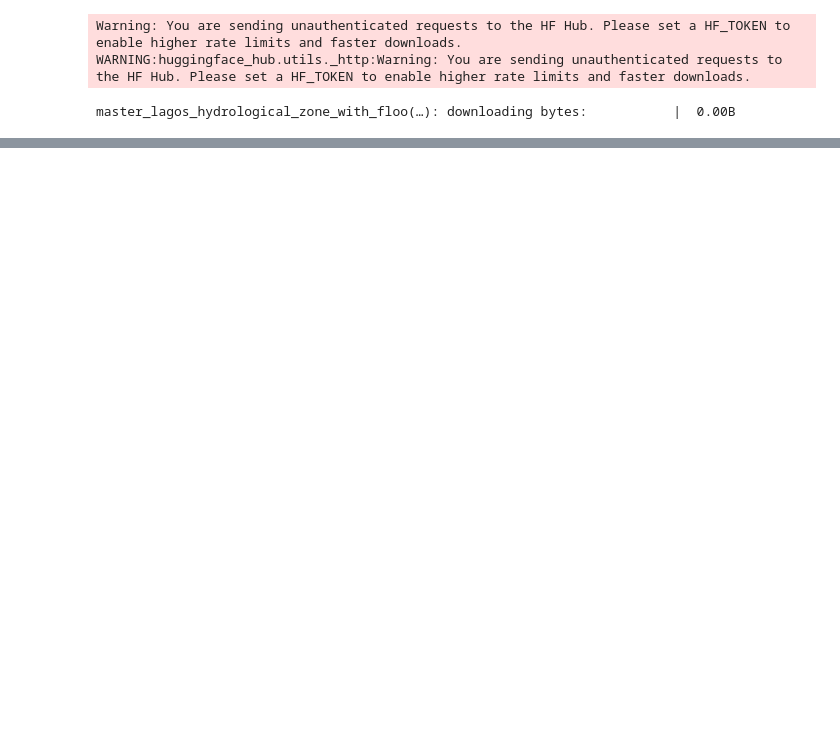
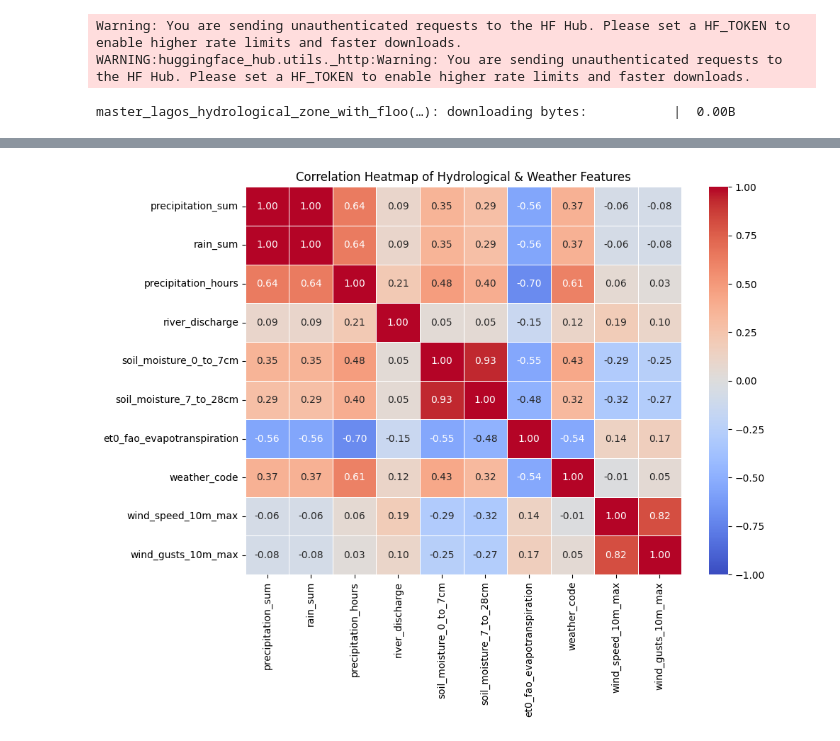
Before and after one commit to Sydney205/lagos-hydrological-risk-pipeline, a Jupyter notebook: eda.ipynb, the cells around one changed output, grey strips where cells are left out. Drawn from its saved outputs; the diff is of its cells as text; code cells hidden in the pictures; blank space fills up the shorter version.

```diff
--- a/eda.ipynb
+++ b/eda.ipynb
@@ -18,0 +28,21 @@ master_lagos_hydrological_zone_with_floo(…): downloading bytes:           |  0
+# %%
+keep_cols = [
+    "Date",
+    "State",
+    "LGA_Location",
+    "precipitation_sum",
+    "rain_sum",
+    "precipitation_hours",
+    "river_discharge",
+    "soil_moisture_0_to_7cm",
+    "soil_moisture_7_to_28cm",
+    "et0_fao_evapotranspiration",
+    "weather_code",
+    "wind_speed_10m_max",
+    "wind_gusts_10m_max",
+]
+
+df_clean = df[keep_cols].copy()
+# %%
+num_data = df_clean.select_dtypes(include="number")
+cat_data = df_clean.select_dtypes(exclude="number")
@@ -18,0 +51,26 @@ master_lagos_hydrological_zone_with_floo(…): downloading bytes:           |  0
+# %%
+import matplotlib.pyplot as plt
+import seaborn as sns
+
+# Calculate the correlation matrix
+corr_matrix = num_data.corr()
+
+# Set up the matplotlib figure
+plt.figure(figsize=(10, 8))
+
+# Draw the heatmap with the mask and correct aspect ratio
+sns.heatmap(
+    corr_matrix,
+    annot=True,
+    cmap="coolwarm",
+    fmt=".2f",
+    linewidths=0.5,
+    vmin=-1,
+    vmax=1
+)
+
+plt.title("Correlation Heatmap of Hydrological & Weather Features")
+plt.tight_layout()
+plt.show()
+# %% [output]
+[figure, added]
```
Also changed, not shown: parts of 3 cells of this notebook.
